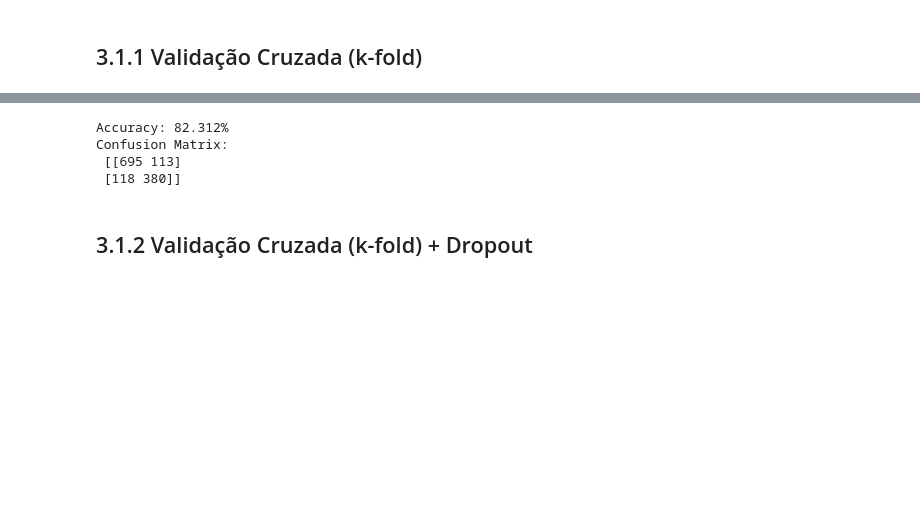
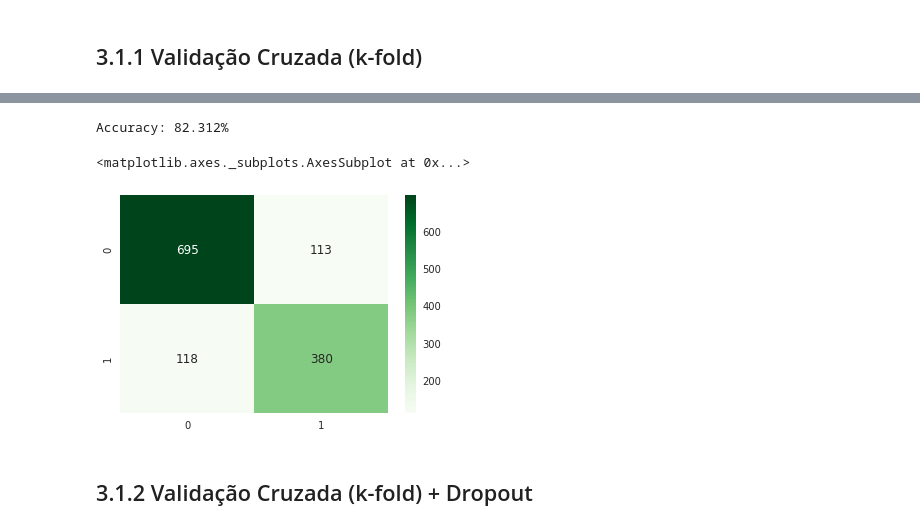
Before and after one commit to Vnicius/deep-learning-atividades, a Jupyter notebook: Manipulando-Dados/Manipulando Dados.ipynb, the cells around one changed output, grey strips where cells are left out. Saved outputs shown, nothing was run; the diff lists cells and outputs as text; code cells hidden in the pictures; blank space fills up the shorter version.

Commit message:
Adiciona novos plots

```diff
--- a/Manipulando-Dados/Manipulando Dados.ipynb
+++ b/Manipulando-Dados/Manipulando Dados.ipynb
@@ -220,16 +220,17 @@ _________________________________________________________________
 # %%
 y_pred = np.round(model.predict(x_test)).astype(int).flatten()
 
 acc = accuracy_score(y_test, y_pred)
 matrix = confusion_matrix(y_test, y_pred)
 
 print('Accuracy: {0:.3f}%'.format(acc*100))
-print('Confusion Matrix: \n', matrix)
+
+plt.subplot(111)
+sns.heatmap(matrix, annot=True, fmt='d', cmap="Greens")
 # %% [output]
 Accuracy: 82.312%
-Confusion Matrix:
- [[695 113]
- [118 380]]
+<matplotlib.axes._subplots.AxesSubplot at 0x...>
+[figure, added]
 # %% [markdown]
 ## 3.1.2 Validação Cruzada (k-fold) + Dropout
 # %%
```
Also changed, not shown: parts of 17 cells of this notebook.
